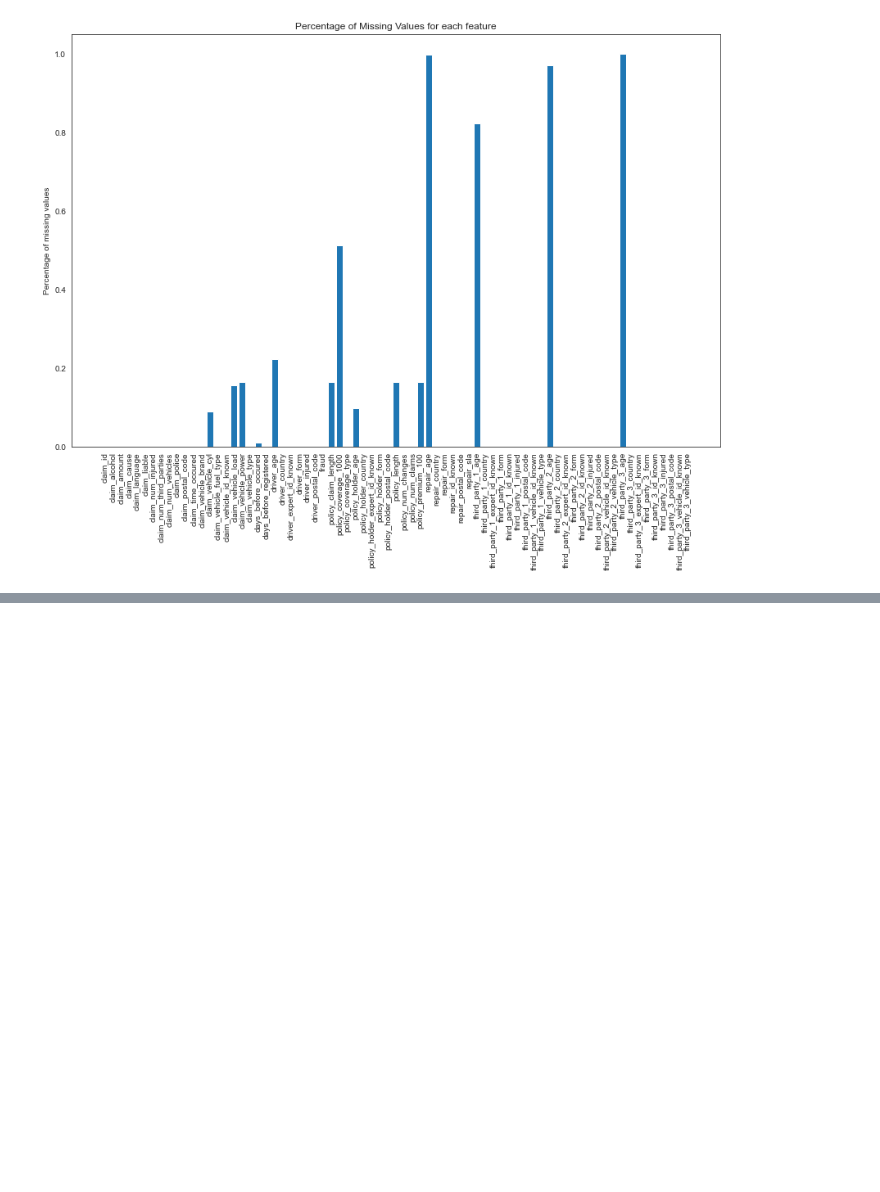
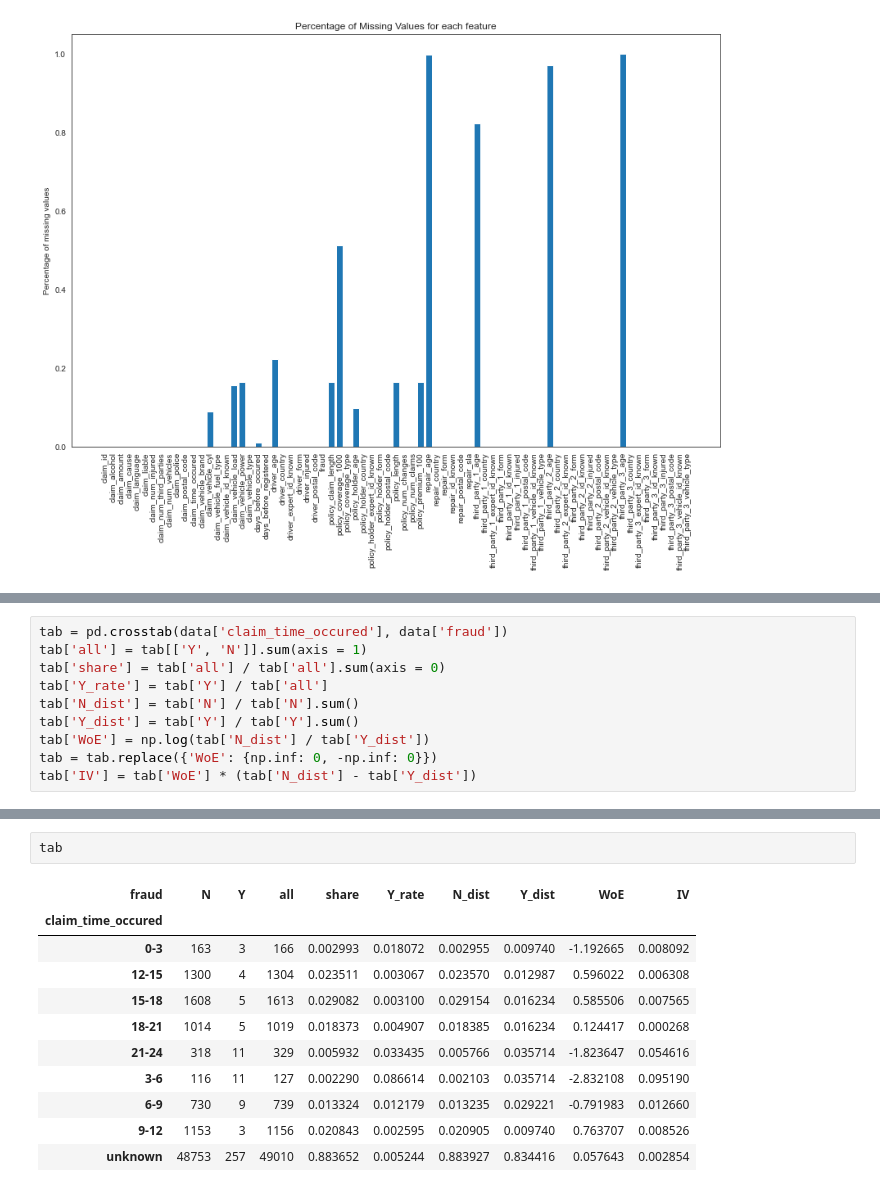
Before and after one commit to andyc1997/Advanced-Analytics, a Jupyter notebook: Assignment1/eda.ipynb, the cells around one changed output, grey strips where cells are left out. Drawn from its saved outputs; the diff is of its cells as text; blank space fills up the shorter version.

```diff
--- a/Assignment1/eda.ipynb
+++ b/Assignment1/eda.ipynb
@@ -246,0 +480,10 @@ ax.set_title('Percentage of Missing Values for each feature');
+# %%
+tab = pd.crosstab(data['claim_time_occured'], data['fraud'])
+tab['all'] = tab[['Y', 'N']].sum(axis = 1)
+tab['share'] = tab['all'] / tab['all'].sum(axis = 0)
+tab['Y_rate'] = tab['Y'] / tab['all']
+tab['N_dist'] = tab['N'] / tab['N'].sum()
+tab['Y_dist'] = tab['Y'] / tab['Y'].sum()
+tab['WoE'] = np.log(tab['N_dist'] / tab['Y_dist'])
+tab = tab.replace({'WoE': {np.inf: 0, -np.inf: 0}})
+tab['IV'] = tab['WoE'] * (tab['N_dist'] - tab['Y_dist'])
@@ -246,0 +503,14 @@ ax.set_title('Percentage of Missing Values for each feature');
+# %%
+tab
+# %% [output]
+| fraud | N | Y | all | share | Y_rate | N_dist | Y_dist | WoE | IV |
+| claim_time_occured |  |  |  |  |  |  |  |  |  |
+| 0-3 | 163 | 3 | 166 | 0.002993 | 0.018072 | 0.002955 | 0.009740 | -1.192665 | 0.008092 |
+| 12-15 | 1300 | 4 | 1304 | 0.023511 | 0.003067 | 0.023570 | 0.012987 | 0.596022 | 0.006308 |
+| 15-18 | 1608 | 5 | 1613 | 0.029082 | 0.003100 | 0.029154 | 0.016234 | 0.585506 | 0.007565 |
+| 18-21 | 1014 | 5 | 1019 | 0.018373 | 0.004907 | 0.018385 | 0.016234 | 0.124417 | 0.000268 |
+| 21-24 | 318 | 11 | 329 | 0.005932 | 0.033435 | 0.005766 | 0.035714 | -1.823647 | 0.054616 |
+| 3-6 | 116 | 11 | 127 | 0.002290 | 0.086614 | 0.002103 | 0.035714 | -2.832108 | 0.095190 |
+| 6-9 | 730 | 9 | 739 | 0.013324 | 0.012179 | 0.013235 | 0.029221 | -0.791983 | 0.012660 |
+| 9-12 | 1153 | 3 | 1156 | 0.020843 | 0.002595 | 0.020905 | 0.009740 | 0.763707 | 0.008526 |
+| unknown | 48753 | 257 | 49010 | 0.883652 | 0.005244 | 0.883927 | 0.834416 | 0.057643 | 0.002854 |
```
Also changed, not shown: parts of 23 cells of this notebook, 4 other files.
